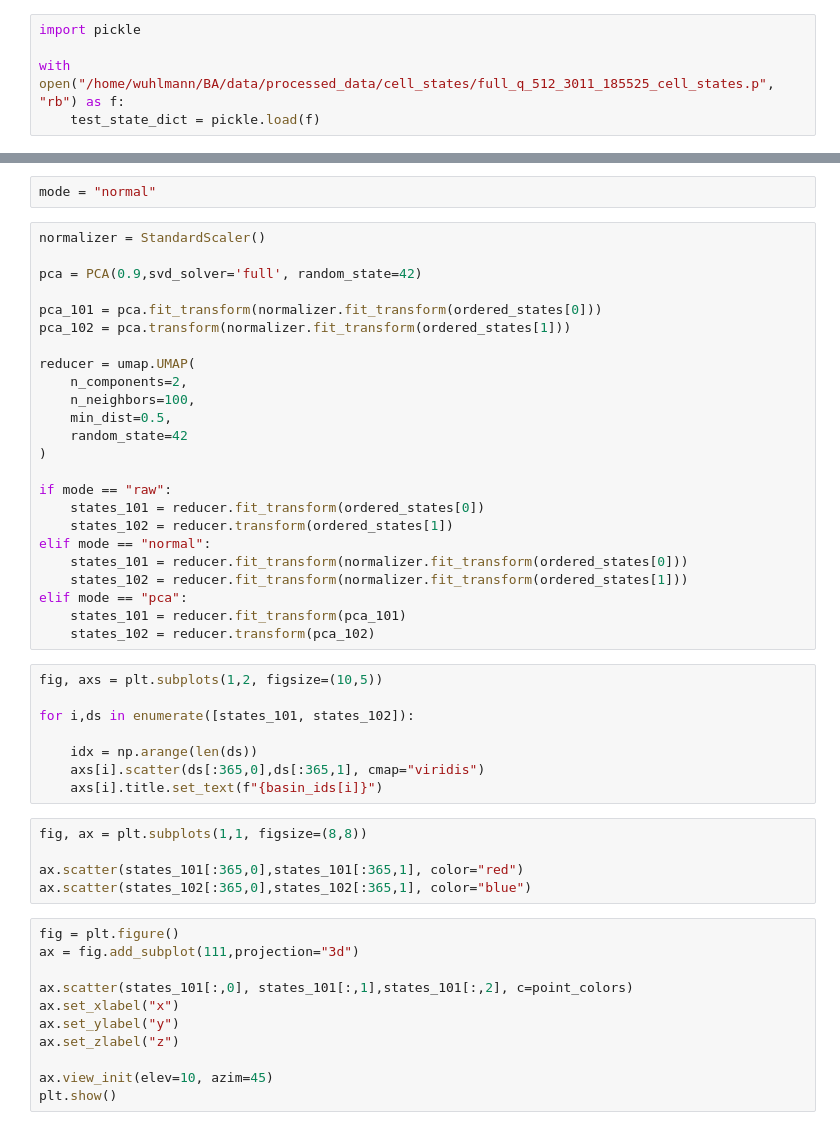
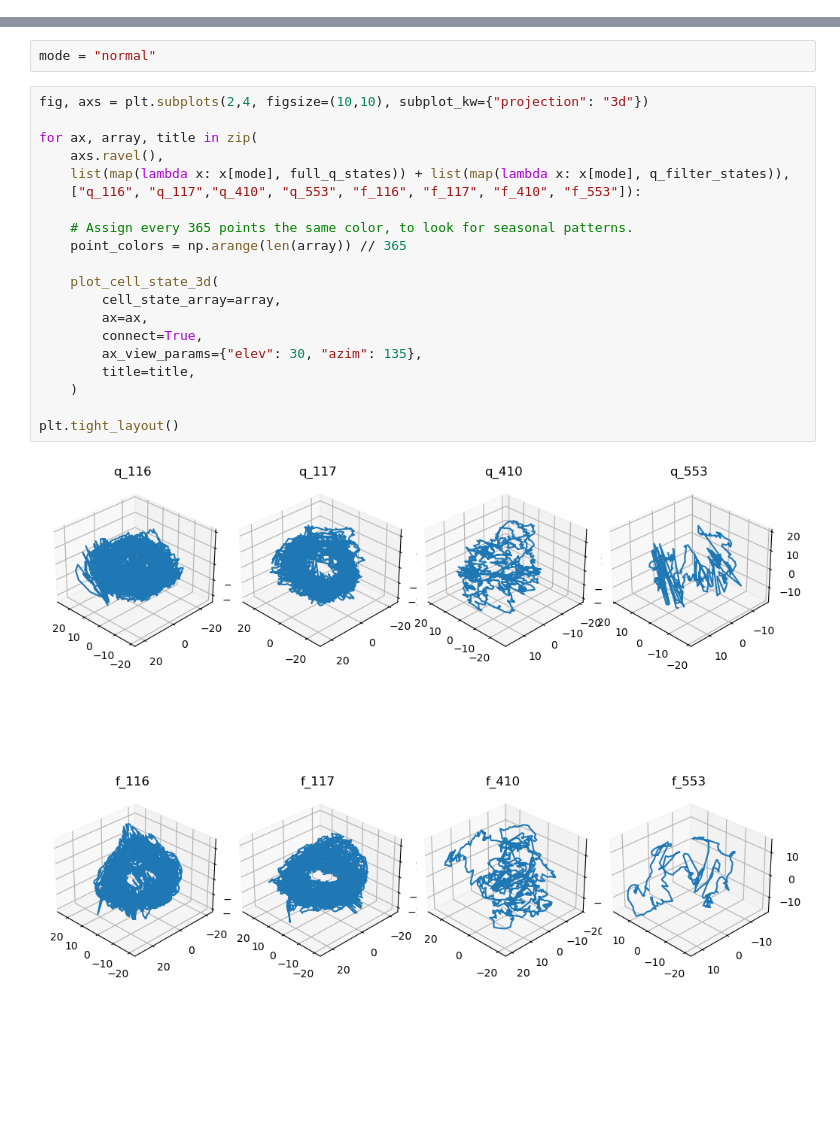
Before and after one commit to tripleUU-U/lamah-ce_lstm, a Jupyter notebook: analysis/state_analysis.ipynb, the cells around one changed output, grey strips where cells are left out. Saved outputs shown, nothing was run; the diff lists cells and outputs as text; blank space fills up the shorter version.

Commit message:
added plotting functions for cell states, and slimmed down state analysis, refine for meeting at 12.12

```diff
--- a/analysis/state_analysis.ipynb
+++ b/analysis/state_analysis.ipynb
@@ -14,5 +0,0 @@ import pandas as pd
-# %%
-import pickle
-
-with open("/home/wuhlmann/BA/data/processed_data/cell_states/full_q_512_3011_185525_cell_states.p", "rb") as f:
-    test_state_dict = pickle.load(f)
@@ -97,50 +46,24 @@ print(cosine(mean_101, mean_102))
 # %%
 mode = "normal"
-# %%
-normalizer = StandardScaler()
-
-pca = PCA(0.9,svd_solver='full', random_state=42)
-
-pca_101 = pca.fit_transform(normalizer.fit_transform(ordered_states[0]))
-pca_102 = pca.transform(normalizer.fit_transform(ordered_states[1]))
-
-reducer = umap.UMAP(
-    n_components=2,
-    n_neighbors=100,
-    min_dist=0.5,
-    random_state=42
-)
-
-if mode == "raw":
-    states_101 = reducer.fit_transform(ordered_states[0])
-    states_102 = reducer.transform(ordered_states[1])
-elif mode == "normal":
-    states_101 = reducer.fit_transform(normalizer.fit_transform(ordered_states[0]))
-    states_102 = reducer.fit_transform(normalizer.fit_transform(ordered_states[1]))
-elif mode == "pca":
-    states_101 = reducer.fit_transform(pca_101)
-    states_102 = reducer.transform(pca_102)
-# %%
-fig, axs = plt.subplots(1,2, figsize=(10,5))
-
-for i,ds in enumerate([states_101, states_102]):
-
-    idx = np.arange(len(ds))
-    axs[i].scatter(ds[:365,0],ds[:365,1], cmap="viridis")
-    axs[i].title.set_text(f"{basin_ids[i]}")
-# %%
-fig, ax = plt.subplots(1,1, figsize=(8,8))
-
-ax.scatter(states_101[:365,0],states_101[:365,1], color="red")
-ax.scatter(states_102[:365,0],states_102[:365,1], color="blue")
-# %%
-fig = plt.figure()
-ax = fig.add_subplot(111,projection="3d")
-
-ax.scatter(states_101[:,0], states_101[:,1],states_101[:,2], c=point_colors)
-ax.set_xlabel("x")
-ax.set_ylabel("y")
-ax.set_zlabel("z")
-
-ax.view_init(elev=10, azim=45)
-plt.show()
+# %%
+fig, axs = plt.subplots(2,4, figsize=(10,10), subplot_kw={"projection": "3d"})
+
+for ax, array, title in zip(
+	axs.ravel(),
+	list(map(lambda x: x[mode], full_q_states)) + list(map(lambda x: x[mode], q_filter_states)),
+	["q_116", "q_117","q_410", "q_553", "f_116", "f_117", "f_410", "f_553"]):
+
+	# Assign every 365 points the same color, to look for seasonal patterns.
+	point_colors = np.arange(len(array)) // 365
+
+	plot_cell_state_3d(
+		cell_state_array=array,
+		ax=ax,
+		connect=True,
+		ax_view_params={"elev": 30, "azim": 135},
+		title=title,
+	)
+
+plt.tight_layout()
+# %% [output]
+[figure, added]
```
Also changed, not shown: parts of 22 cells of this notebook, 5 other files.
